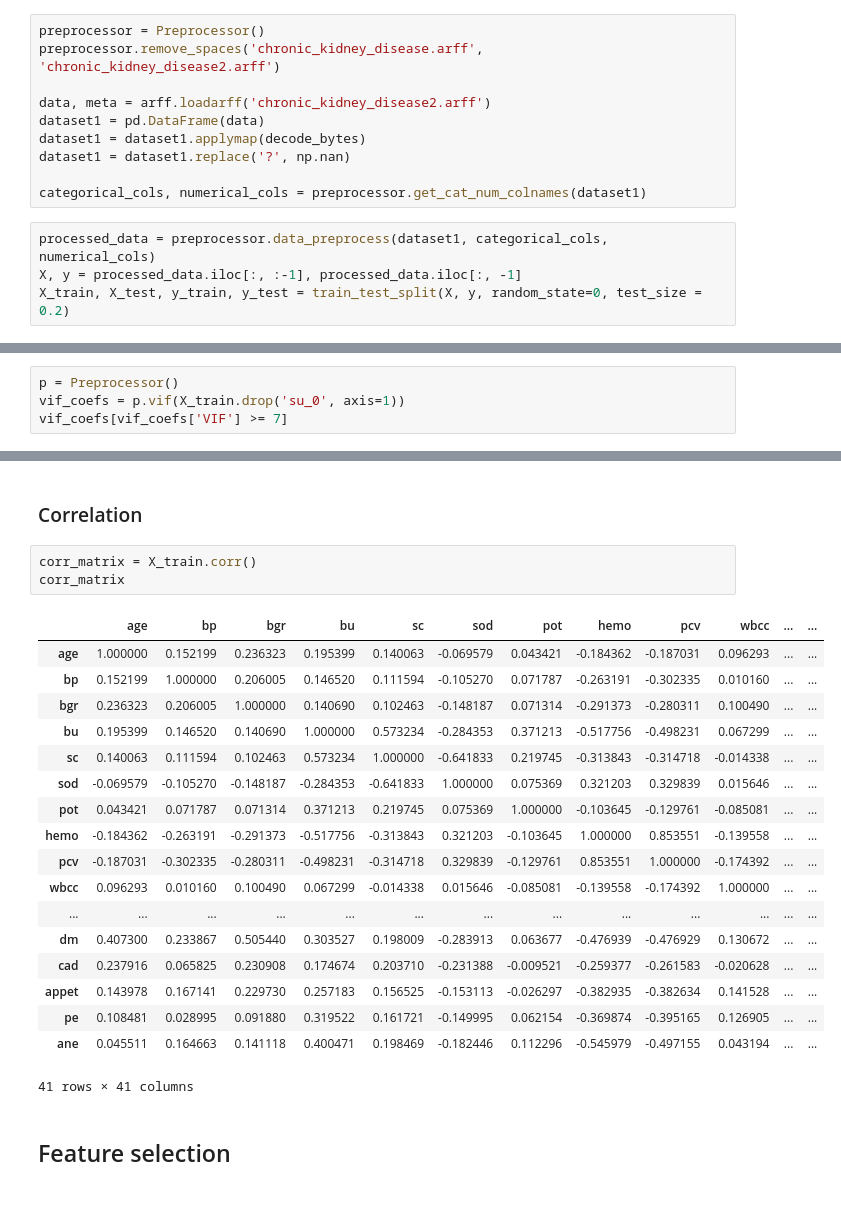
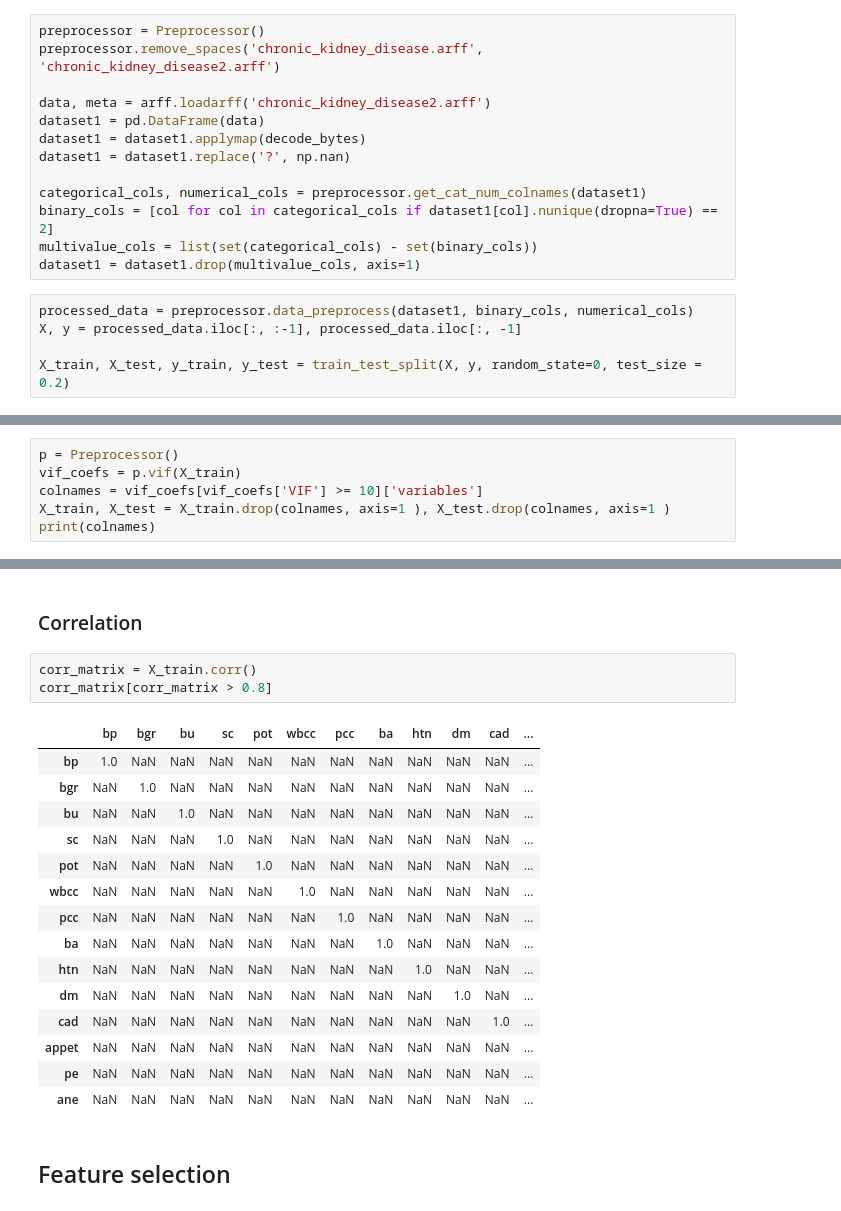
Before and after one commit to wojtas000/Advanced_Machine_Learning, a Jupyter notebook: datasets.ipynb, the cells around one changed output, grey strips where cells are left out. Drawn from its saved outputs; the diff is of its cells as text.

```diff
--- a/datasets.ipynb
+++ b/datasets.ipynb
@@ -41,7 +42,11 @@ dataset1 = dataset1.applymap(decode_bytes)
 dataset1 = dataset1.replace('?', np.nan)
 
 categorical_cols, numerical_cols = preprocessor.get_cat_num_colnames(dataset1)
+binary_cols = [col for col in categorical_cols if dataset1[col].nunique(dropna=True) == 2]
+multivalue_cols = list(set(categorical_cols) - set(binary_cols))
+dataset1 = dataset1.drop(multivalue_cols, axis=1)
 # %%
-processed_data = preprocessor.data_preprocess(dataset1, categorical_cols, numerical_cols)
+processed_data = preprocessor.data_preprocess(dataset1, binary_cols, numerical_cols)
 X, y = processed_data.iloc[:, :-1], processed_data.iloc[:, -1]
+
 X_train, X_test, y_train, y_test = train_test_split(X, y, random_state=0, test_size = 0.2)
@@ -51,6 +72,8 @@ X_train, X_test, y_train, y_test = train_test_split(X, y, random_state=0, test_s
 ### VIF
 # %%
 p = Preprocessor()
-vif_coefs = p.vif(X_train.drop('su_0', axis=1))
-vif_coefs[vif_coefs['VIF'] >= 7]
+vif_coefs = p.vif(X_train)
+colnames = vif_coefs[vif_coefs['VIF'] >= 10]['variables']
+X_train, X_test = X_train.drop(colnames, axis=1 ), X_test.drop(colnames, axis=1 )
+print(colnames)
 # %% [output]
@@ -72,26 +89,23 @@ vif_coefs[vif_coefs['VIF'] >= 7]
 ### Correlation
 # %%
 corr_matrix = X_train.corr()
-corr_matrix
+corr_matrix[corr_matrix > 0.8]
 # %% [output]
-|  | age | bp | bgr | bu | sc | sod | pot | hemo | pcv | wbcc | ... | ... |
-| age | 1.000000 | 0.152199 | 0.236323 | 0.195399 | 0.140063 | -0.069579 | 0.043421 | -0.184362 | -0.187031 | 0.096293 | ... | ... |
-| bp | 0.152199 | 1.000000 | 0.206005 | 0.146520 | 0.111594 | -0.105270 | 0.071787 | -0.263191 | -0.302335 | 0.010160 | ... | ... |
-| bgr | 0.236323 | 0.206005 | 1.000000 | 0.140690 | 0.102463 | -0.148187 | 0.071314 | -0.291373 | -0.280311 | 0.100490 | ... | ... |
-| bu | 0.195399 | 0.146520 | 0.140690 | 1.000000 | 0.573234 | -0.284353 | 0.371213 | -0.517756 | -0.498231 | 0.067299 | ... | ... |
-| sc | 0.140063 | 0.111594 | 0.102463 | 0.573234 | 1.000000 | -0.641833 | 0.219745 | -0.313843 | -0.314718 | -0.014338 | ... | ... |
-| sod | -0.069579 | -0.105270 | -0.148187 | -0.284353 | -0.641833 | 1.000000 | 0.075369 | 0.321203 | 0.329839 | 0.015646 | ... | ... |
-| pot | 0.043421 | 0.071787 | 0.071314 | 0.371213 | 0.219745 | 0.075369 | 1.000000 | -0.103645 | -0.129761 | -0.085081 | ... | ... |
-| hemo | -0.184362 | -0.263191 | -0.291373 | -0.517756 | -0.313843 | 0.321203 | -0.103645 | 1.000000 | 0.853551 | -0.139558 | ... | ... |
-| pcv | -0.187031 | -0.302335 | -0.280311 | -0.498231 | -0.314718 | 0.329839 | -0.129761 | 0.853551 | 1.000000 | -0.174392 | ... | ... |
-| wbcc | 0.096293 | 0.010160 | 0.100490 | 0.067299 | -0.014338 | 0.015646 | -0.085081 | -0.139558 | -0.174392 | 1.000000 | ... | ... |
-| ... | ... | ... | ... | ... | ... | ... | ... | ... | ... | ... | ... | ... |
-| dm | 0.407300 | 0.233867 | 0.505440 | 0.303527 | 0.198009 | -0.283913 | 0.063677 | -0.476939 | -0.476929 | 0.130672 | ... | ... |
-| cad | 0.237916 | 0.065825 | 0.230908 | 0.174674 | 0.203710 | -0.231388 | -0.009521 | -0.259377 | -0.261583 | -0.020628 | ... | ... |
-| appet | 0.143978 | 0.167141 | 0.229730 | 0.257183 | 0.156525 | -0.153113 | -0.026297 | -0.382935 | -0.382634 | 0.141528 | ... | ... |
-| pe | 0.108481 | 0.028995 | 0.091880 | 0.319522 | 0.161721 | -0.149995 | 0.062154 | -0.369874 | -0.395165 | 0.126905 | ... | ... |
-| ane | 0.045511 | 0.164663 | 0.141118 | 0.400471 | 0.198469 | -0.182446 | 0.112296 | -0.545979 | -0.497155 | 0.043194 | ... | ... |
+|  | bp | bgr | bu | sc | pot | wbcc | pcc | ba | htn | dm | cad | ... |
+| bp | 1.0 | NaN | NaN | NaN | NaN | NaN | NaN | NaN | NaN | NaN | NaN | ... |
+| bgr | NaN | 1.0 | NaN | NaN | NaN | NaN | NaN | NaN | NaN | NaN | NaN | ... |
+| bu | NaN | NaN | 1.0 | NaN | NaN | NaN | NaN | NaN | NaN | NaN | NaN | ... |
+| sc | NaN | NaN | NaN | 1.0 | NaN | NaN | NaN | NaN | NaN | NaN | NaN | ... |
+| pot | NaN | NaN | NaN | NaN | 1.0 | NaN | NaN | NaN | NaN | NaN | NaN | ... |
+| wbcc | NaN | NaN | NaN | NaN | NaN | 1.0 | NaN | NaN | NaN | NaN | NaN | ... |
+| pcc | NaN | NaN | NaN | NaN | NaN | NaN | 1.0 | NaN | NaN | NaN | NaN | ... |
+| ba | NaN | NaN | NaN | NaN | NaN | NaN | NaN | 1.0 | NaN | NaN | NaN | ... |
+| htn | NaN | NaN | NaN | NaN | NaN | NaN | NaN | NaN | 1.0 | NaN | NaN | ... |
+| dm | NaN | NaN | NaN | NaN | NaN | NaN | NaN | NaN | NaN | 1.0 | NaN | ... |
+| cad | NaN | NaN | NaN | NaN | NaN | NaN | NaN | NaN | NaN | NaN | 1.0 | ... |
+| appet | NaN | NaN | NaN | NaN | NaN | NaN | NaN | NaN | NaN | NaN | NaN | ... |
+| pe | NaN | NaN | NaN | NaN | NaN | NaN | NaN | NaN | NaN | NaN | NaN | ... |
+| ane | NaN | NaN | NaN | NaN | NaN | NaN | NaN | NaN | NaN | NaN | NaN | ... |
-41 rows × 41 columns
 # %% [markdown]
 ## Feature selection
 # %% [markdown]
```
Also changed, not shown: parts of 14 cells of this notebook, 2 other files.
